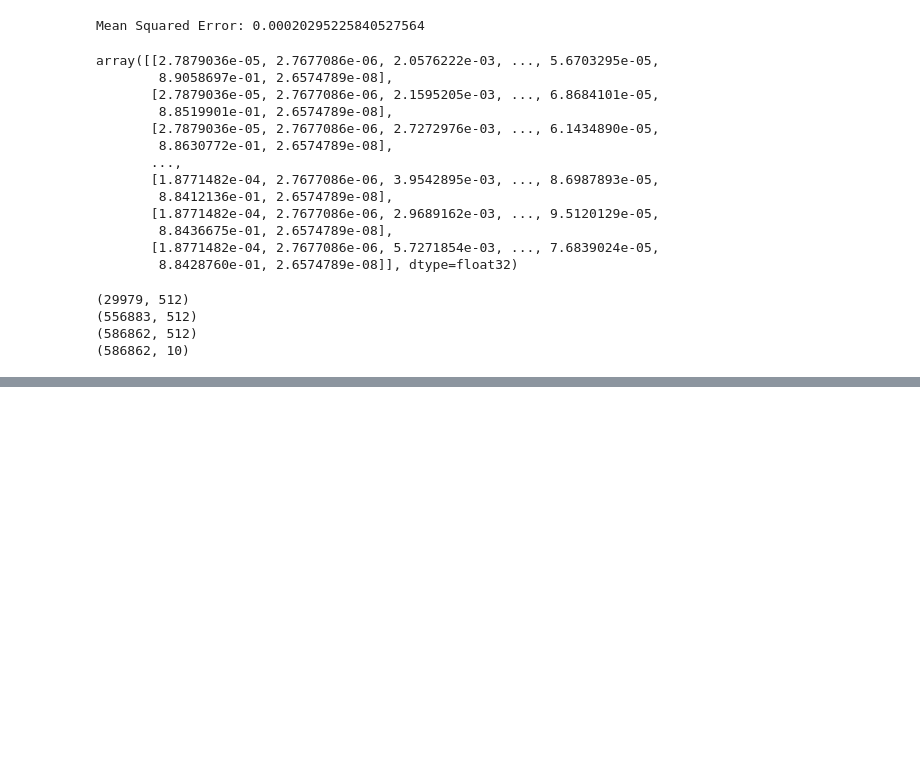
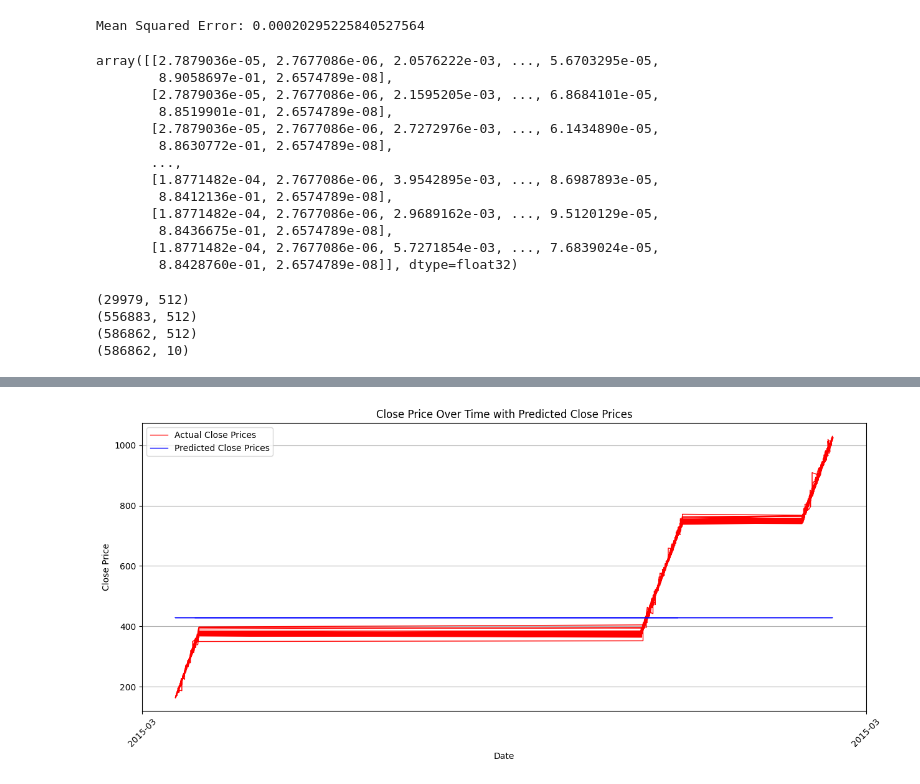
Before and after one commit to adarsh2023calc/Reliance-Stock-Analysis, a Jupyter notebook: assignment-1.ipynb, the cells around one changed output, grey strips where cells are left out. Saved outputs shown, nothing was run; the diff lists cells and outputs as text; code cells hidden in the pictures; blank space fills up the shorter version.

```diff
--- a/assignment-1.ipynb
+++ b/assignment-1.ipynb
@@ -179,26 +212,24 @@ from sklearn.decomposition import PCA
 # Combine input data with vectors
 
 
-pca = PCA(n_components=8)  # Reduce to 10 components
+pca = PCA(n_components=4)  # Reduce to 10 components
 arr_reduced = pca.fit_transform(combined_vectors)
 combined_data = np.hstack((Stock_price,arr_reduced))
-# Normalize the combined data
-scaler = MinMaxScaler(feature_range=(0, 1))
-normalized_data = scaler.fit_transform(combined_data)
+
 
 # Create sequences for LSTM model
 sequence_length = 30  # Example window size for sequence
 X = []
 y = []
 
-for i in range(sequence_length, len(normalized_data)):
-    X.append(normalized_data[i-sequence_length:i, :])
-    y.append(normalized_data[i, 3])  # Assuming 'close' is at index 3
+for i in range(sequence_length, len(combined_data)):
+    X.append(combined_data[i-sequence_length:i, :])
+    y.append(combined_data[i, 3])  # Assuming 'close' is at index 3
 
 X, y = np.array(X), np.array(y)
 
 # Train-Test Split
-X_train, X_test, y_train, y_test = train_test_split(X, y, test_size=0.8, random_state=42)
+X_train, X_test, y_train, y_test = train_test_split(X, y, test_size=0.2, random_state=42)
 
 # Build LSTM Model
 model = Sequential()
@@ -212,7 +243,7 @@ model.add(Dense(units=1))
 model.compile(optimizer='adam', loss='mean_squared_error')
 
 # Train the model
-model.fit(X_train, y_train, epochs=3, batch_size=64, validation_data=(X_test, y_test))
+model.fit(X_train, y_train, epochs=5, batch_size=64, validation_data=(X_test, y_test))
 
 # Predict Future Closing Prices
 predicted_prices = model.predict(X_test)
@@ -260,0 +262,41 @@ plt.plot(test_dates,predicted_prices,color='red', linewidth=1)# Use the date dir
+# %%
+import matplotlib.pyplot as plt
+import matplotlib.dates as mdates
+
+# Ensure 'date' is a datetime column
+df['date'] = pd.to_datetime(df['date'])
+
+# Reshape predicted_prices for correct plotting
+predicted_prices = predicted_prices.reshape(predicted_prices.shape[0])
+
+# Extract dates for X (training/overall) and X_test (testing) from DataFrame
+overall_dates = df.iloc[X[:, -1, 0]].date  # Adjust indexing as needed to match date column
+test_dates = df.iloc[X_test[:, -1, 0]].date  # Extract dates using the last time step in each sequence
+
+# Plot configuration
+plt.figure(figsize=(15, 6))  # Optional: Set figure size for better visualization
+plt.title("Close Price Over Time with Predicted Close Prices")  # Add title to the plot
+plt.xlabel("Date")  # Label for X-axis
+plt.ylabel("Close Price")  # Label for Y-axis
+
+# Plot actual closing prices (using overall data)
+plt.plot(overall_dates, y, color='red', linewidth=1, label='Actual Close Prices')  # Use the date directly for the x-axis
+
+# Plot predicted closing prices (using test data)
+plt.plot(test_dates, predicted_prices, color='blue', linewidth=1, label='Predicted Close Prices')
+
+# Set up date formatting for better visualization
+plt.gca().xaxis.set_major_locator(mdates.MonthLocator())  # Set major ticks to every month
+plt.gca().xaxis.set_major_formatter(mdates.DateFormatter('%Y-%m'))  # Format dates as 'YYYY-MM'
+
+# Rotate x-axis labels for readability
+plt.xticks(rotation=45)
+
+# Add grid and legend
+plt.grid(True)
+plt.legend()
+
+# Display the plot
+plt.show()
+# %% [output]
+[figure, added]
```
Also changed, not shown: parts of 5 cells of this notebook.
